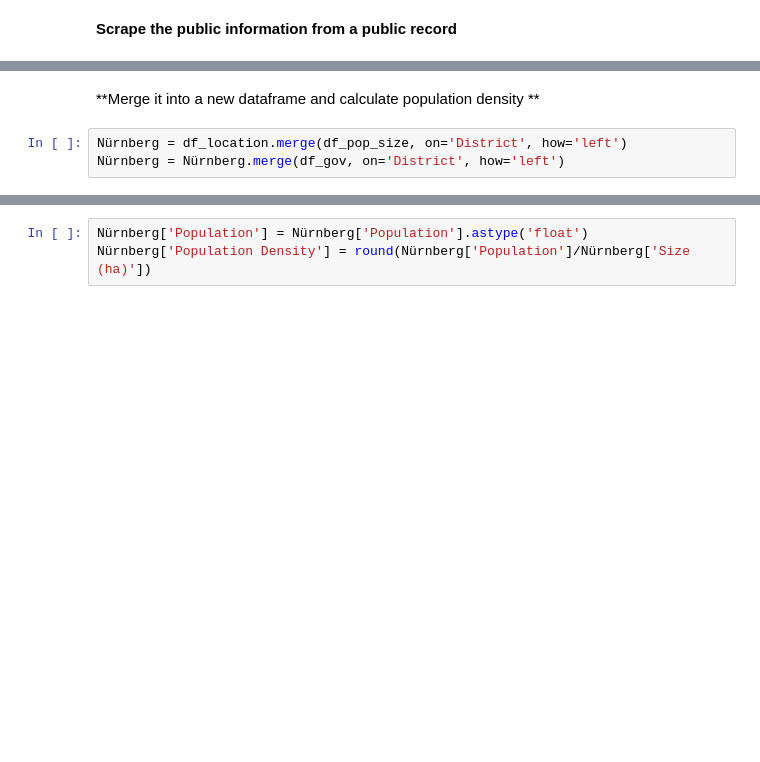
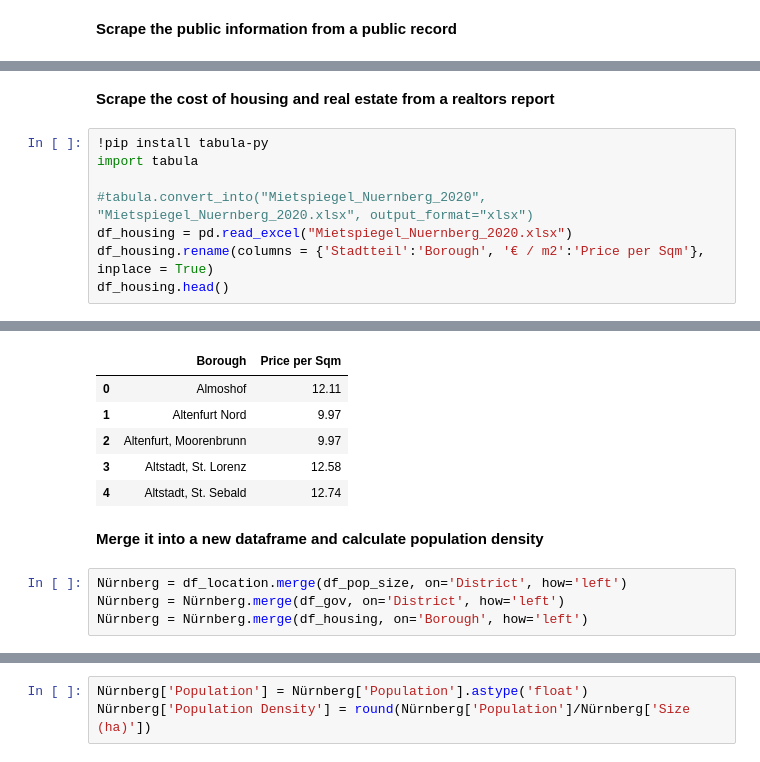
Before and after one commit to Suntzui/Coursera_Capstone, a Jupyter notebook: Applied Data Science Capstone - Final Assignment.ipynb, the cells around one changed output, grey strips where cells are left out. Saved outputs shown, nothing was run; the diff lists cells and outputs as text; blank space fills up the shorter version.

```diff
--- a/Applied Data Science Capstone - Final Assignment.ipynb
+++ b/Applied Data Science Capstone - Final Assignment.ipynb
@@ -100,3 +100,14 @@ df_gov.head()
 | 2 | 3 | 17,8 | 676 | 557 | 72 | ... |
 | 3 | 4 | 16,4 | 5 166 | 3 525 | 593 | ... |
 | 4 | 5 | 13,6 | 3 616 | 2 614 | 196 | ... |
+# %% [markdown]
+**Scrape the cost of housing and real estate from a realtors report**
+# %%
+!pip install tabula-py
+import tabula
+
+#tabula.convert_into("Mietspiegel_Nuernberg_2020", "Mietspiegel_Nuernberg_2020.xlsx", output_format="xlsx")
+df_housing = pd.read_excel("Mietspiegel_Nuernberg_2020.xlsx")
+df_housing.rename(columns = {'Stadtteil':'Borough', '€ / m2':'Price per Sqm'}, inplace = True)
+df_housing.head()
+# %% [output]
@@ -103,8 +121,15 @@ df_gov.head()
+|  | Borough | Price per Sqm |
+| 0 | Almoshof | 12.11 |
+| 1 | Altenfurt Nord | 9.97 |
+| 2 | Altenfurt, Moorenbrunn | 9.97 |
+| 3 | Altstadt, St. Lorenz | 12.58 |
+| 4 | Altstadt, St. Sebald | 12.74 |
 # %% [markdown]
-**Merge it into a new dataframe and calculate population density **
+**Merge it into a new dataframe and calculate population density**
 # %%
 Nürnberg = df_location.merge(df_pop_size, on='District', how='left')
 Nürnberg = Nürnberg.merge(df_gov, on='District', how='left')
+Nürnberg = Nürnberg.merge(df_housing, on='Borough', how='left')
 # %%
 Nürnberg.dtypes
 # %% [output]
```
Also changed, not shown: parts of 9 cells of this notebook, 1 other file.
